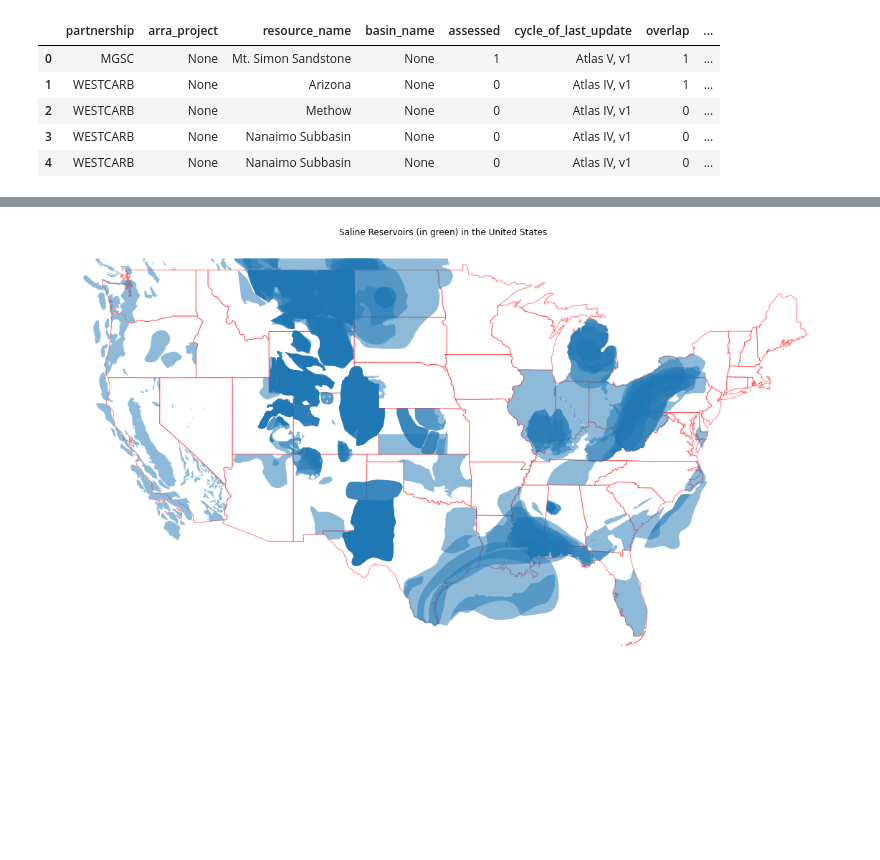
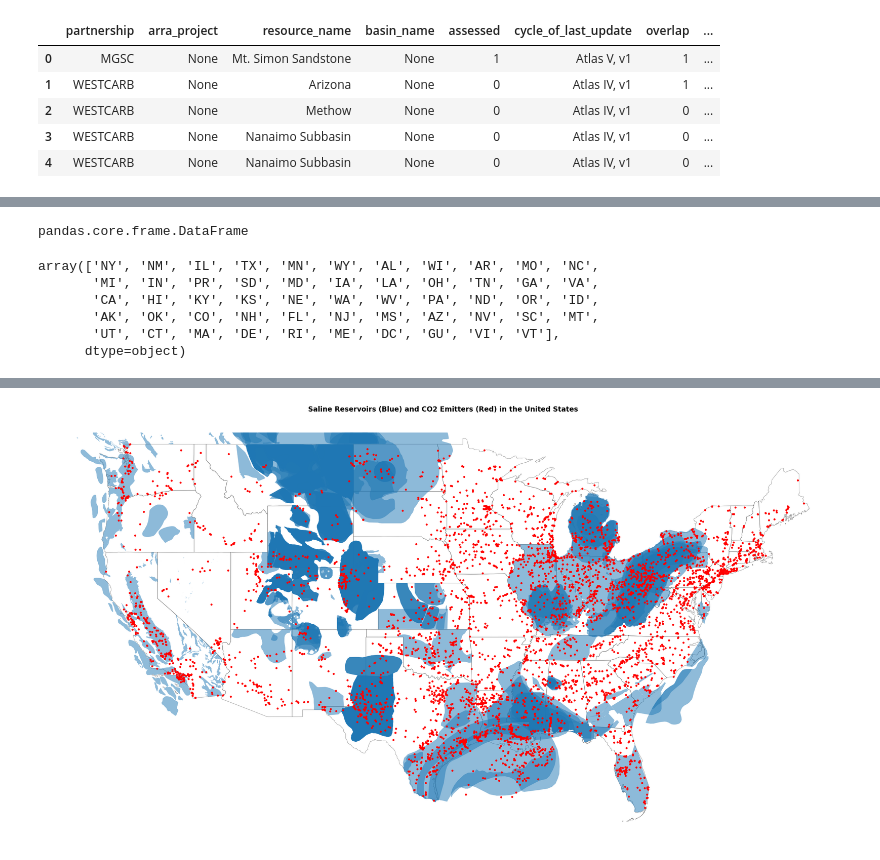
Before and after one commit to louisnoel/RCEL506_Project, a Jupyter notebook: RCEL_506_CCS_Analysis_Louis.ipynb, the cells around one changed output, grey strips where cells are left out. Drawn from its saved outputs; the diff is of its cells as text; code cells hidden in the pictures; blank space fills up the shorter version.

```diff
--- a/RCEL_506_CCS_Analysis_Louis.ipynb
+++ b/RCEL_506_CCS_Analysis_Louis.ipynb
@@ -466,0 +484,4 @@ saline.head()
+# %%
+type(co2_geo)
+# %% [output]
+pandas.core.frame.DataFrame
@@ -467,8 +494,26 @@ saline.head()
+# %%
+co2_geo.State.unique()
+# %% [output]
+array(['NY', 'NM', 'IL', 'TX', 'MN', 'WY', 'AL', 'WI', 'AR', 'MO', 'NC',
+       'MI', 'IN', 'PR', 'SD', 'MD', 'IA', 'LA', 'OH', 'TN', 'GA', 'VA',
+       'CA', 'HI', 'KY', 'KS', 'NE', 'WA', 'WV', 'PA', 'ND', 'OR', 'ID',
+       'AK', 'OK', 'CO', 'NH', 'FL', 'NJ', 'MS', 'AZ', 'NV', 'SC', 'MT',
+       'UT', 'CT', 'MA', 'DE', 'RI', 'ME', 'DC', 'GU', 'VI', 'VT'],
+      dtype=object)
+# %%
+co2_geo_contig = co2_geo_contig[co2_geo_contig.State != 'GU']
+# %%
+co2_geo_contig = co2_geo_contig[co2_geo_contig.State != 'PR']
+# %%
+co2_geo_contig = co2_geo_contig[co2_geo_contig.State != 'VI']
+# %%
+co2_contig_gdf = gpd.GeoDataFrame(co2_geo_contig,crs = {'init':'epsg:4326'},geometry=co2_geo_contig.geometry)
 # %%
-fig, ax = plt.subplots(figsize=(20, 20))
-nation.plot(ax=ax, facecolor='w', edgecolor='r', alpha=0.5) #nation in red
-saline.plot(ax=ax, alpha=0.5) # saline reservoirs in green
-ax.set_title('Saline Reservoirs (Blue) in the United States');
+fig, ax = plt.subplots(figsize=(50, 50))
+nation.plot(ax=ax, facecolor='w', edgecolor='k', alpha=0.5) #nation in black
+saline.plot(ax=ax, alpha=0.5) # saline reservoirs in blue
+co2_contig_gdf.plot(ax=ax, color='r')
+ax.set_title('Saline Reservoirs (Blue) and CO2 Emitters (Red) in the United States',fontsize = 24, fontweight='bold');
 plt.axis('off')
 # %% [output]
 (-129.5582394831014,
@@ -477,2 +522,2 @@ plt.axis('off')
  51.01594634940122)
-[figure, old version]
+[figure, new version]
```
Also changed, not shown: parts of 15 cells of this notebook.
